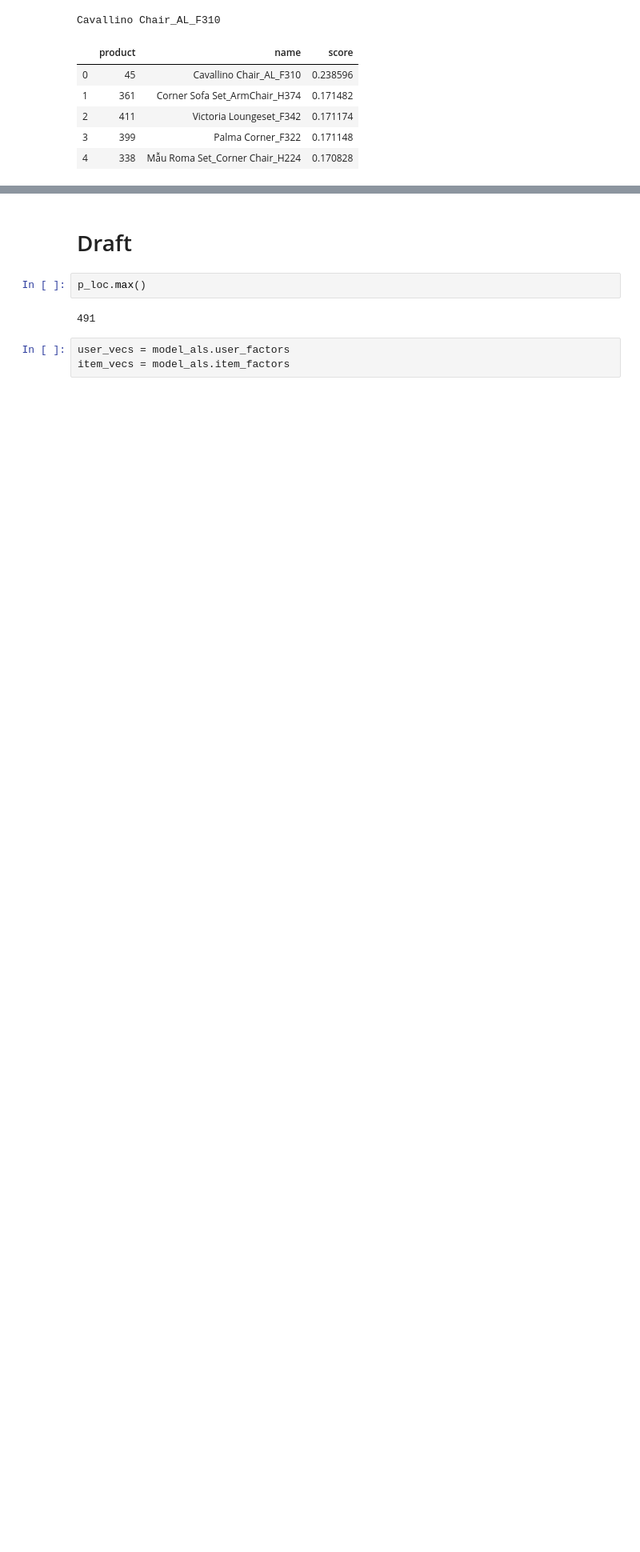
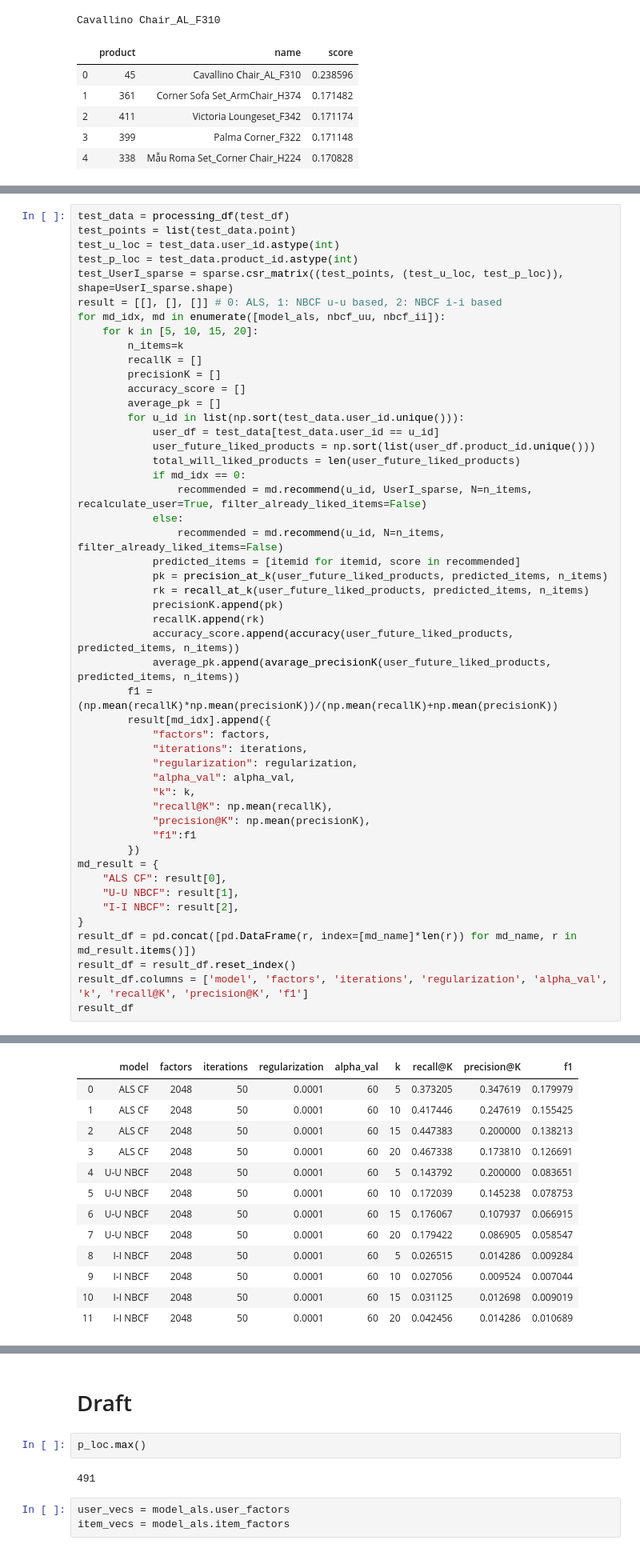
Before and after one commit to dzungcamlang/recsys_ecommerce, a Jupyter notebook: recsys/recsys_furniture_dataset.ipynb, the cells around one changed output, grey strips where cells are left out. Shown at 80% size. Drawn from its saved outputs; the diff is of its cells as text; blank space fills up the shorter version.

```diff
--- a/recsys/recsys_furniture_dataset.ipynb
+++ b/recsys/recsys_furniture_dataset.ipynb
@@ -574,0 +815,50 @@ Cavallino Chair_AL_F310
+# %%
+test_data = processing_df(test_df)
+test_points = list(test_data.point)
+test_u_loc = test_data.user_id.astype(int)
+test_p_loc = test_data.product_id.astype(int)
+test_UserI_sparse = sparse.csr_matrix((test_points, (test_u_loc, test_p_loc)), shape=UserI_sparse.shape)
+result = [[], [], []] # 0: ALS, 1: NBCF u-u based, 2: NBCF i-i based
+for md_idx, md in enumerate([model_als, nbcf_uu, nbcf_ii]):
+    for k in [5, 10, 15, 20]:
+        n_items=k
+        recallK = []
+        precisionK = []
+        accuracy_score = []
+        average_pk = []
+        for u_id in list(np.sort(test_data.user_id.unique())):
+            user_df = test_data[test_data.user_id == u_id]
+            user_future_liked_products = np.sort(list(user_df.product_id.unique()))
+            total_will_liked_products = len(user_future_liked_products)
+            if md_idx == 0:
+                recommended = md.recommend(u_id, UserI_sparse, N=n_items, recalculate_user=True, filter_already_liked_items=False)
+            else:
+                recommended = md.recommend(u_id, N=n_items, filter_already_liked_items=False)
+            predicted_items = [itemid for itemid, score in recommended]
+            pk = precision_at_k(user_future_liked_products, predicted_items, n_items)
+            rk = recall_at_k(user_future_liked_products, predicted_items, n_items)
+            precisionK.append(pk)
+            recallK.append(rk)
+            accuracy_score.append(accuracy(user_future_liked_products, predicted_items, n_items))
+            average_pk.append(avarage_precisionK(user_future_liked_products, predicted_items, n_items))
+        f1 = (np.mean(recallK)*np.mean(precisionK))/(np.mean(recallK)+np.mean(precisionK))
+        result[md_idx].append({
+            "factors": factors,
+            "iterations": iterations,
+            "regularization": regularization,
+            "alpha_val": alpha_val,
+            "k": k,
+            "recall@K": np.mean(recallK),
+            "precision@K": np.mean(precisionK),
+            "f1":f1
+        })
+md_result = {
+    "ALS CF": result[0],
+    "U-U NBCF": result[1],
+    "I-I NBCF": result[2],
+}
+result_df = pd.concat([pd.DataFrame(r, index=[md_name]*len(r)) for md_name, r in md_result.items()])
+result_df = result_df.reset_index()
+result_df.columns = ['model', 'factors', 'iterations', 'regularization', 'alpha_val', 'k', 'recall@K', 'precision@K', 'f1']
+result_df
+# %% [output]
@@ -574,0 +870,13 @@ Cavallino Chair_AL_F310
+|  | model | factors | iterations | regularization | alpha_val | k | recall@K | precision@K | f1 |
+| 0 | ALS CF | 2048 | 50 | 0.0001 | 60 | 5 | 0.373205 | 0.347619 | 0.179979 |
+| 1 | ALS CF | 2048 | 50 | 0.0001 | 60 | 10 | 0.417446 | 0.247619 | 0.155425 |
+| 2 | ALS CF | 2048 | 50 | 0.0001 | 60 | 15 | 0.447383 | 0.200000 | 0.138213 |
+| 3 | ALS CF | 2048 | 50 | 0.0001 | 60 | 20 | 0.467338 | 0.173810 | 0.126691 |
+| 4 | U-U NBCF | 2048 | 50 | 0.0001 | 60 | 5 | 0.143792 | 0.200000 | 0.083651 |
+| 5 | U-U NBCF | 2048 | 50 | 0.0001 | 60 | 10 | 0.172039 | 0.145238 | 0.078753 |
+| 6 | U-U NBCF | 2048 | 50 | 0.0001 | 60 | 15 | 0.176067 | 0.107937 | 0.066915 |
+| 7 | U-U NBCF | 2048 | 50 | 0.0001 | 60 | 20 | 0.179422 | 0.086905 | 0.058547 |
+| 8 | I-I NBCF | 2048 | 50 | 0.0001 | 60 | 5 | 0.026515 | 0.014286 | 0.009284 |
+| 9 | I-I NBCF | 2048 | 50 | 0.0001 | 60 | 10 | 0.027056 | 0.009524 | 0.007044 |
+| 10 | I-I NBCF | 2048 | 50 | 0.0001 | 60 | 15 | 0.031125 | 0.012698 | 0.009019 |
+| 11 | I-I NBCF | 2048 | 50 | 0.0001 | 60 | 20 | 0.042456 | 0.014286 | 0.010689 |
```
Also changed, not shown: parts of 16 cells of this notebook, 2 other files.
